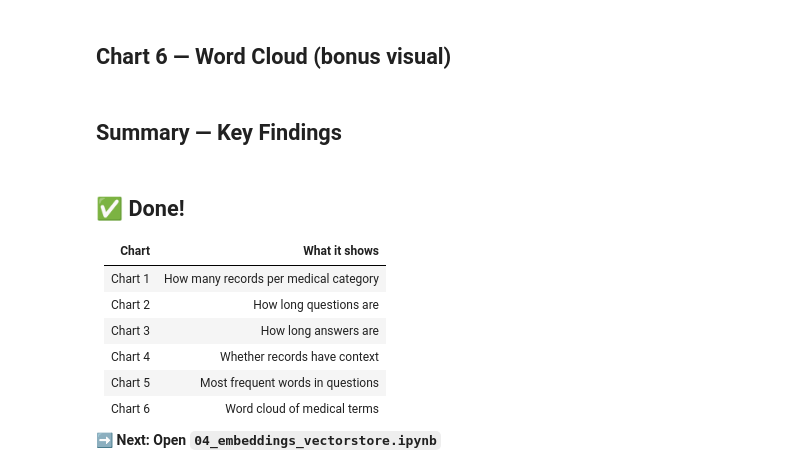
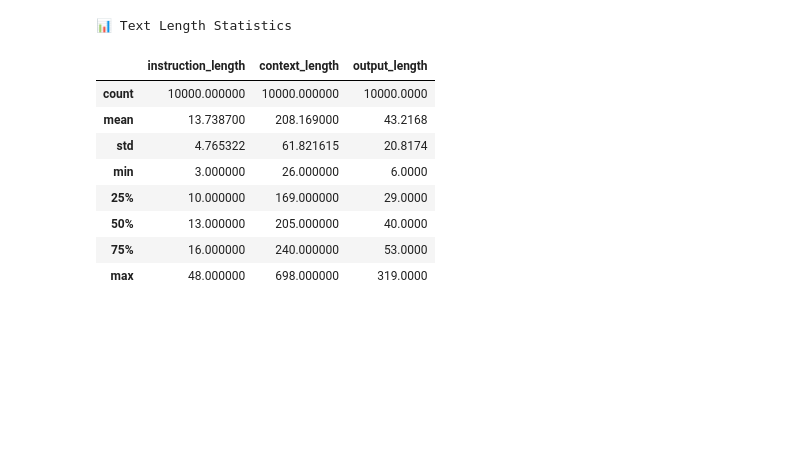
Before and after one commit to AbdelrahmanMatrix/Healthcare-RAG-Powered-Medical-QA-Assistant, a Jupyter notebook: notebooks/03_eda.ipynb, the cells around one changed output. Saved outputs shown, nothing was run; the diff lists cells and outputs as text; code cells hidden in the pictures; blank space fills up the shorter version.

```diff
--- a/notebooks/03_eda.ipynb
+++ b/notebooks/03_eda.ipynb
@@ -186,2 +54,0 @@ print('Top 10 words:', list(words[:10]))
-# %% [markdown]
-## Chart 6 — Word Cloud (bonus visual)
@@ -216,2 +54,0 @@ else:
-# %% [markdown]
-## Summary — Key Findings
@@ -229,13 +55,24 @@ print('Charts saved to reports/ folder')
-# %% [markdown]
-## ✅ Done!
-
-| Chart | What it shows |
-|---|---|
-| Chart 1 | How many records per medical category |
-| Chart 2 | How long questions are |
-| Chart 3 | How long answers are |
-| Chart 4 | Whether records have context |
-| Chart 5 | Most frequent words in questions |
-| Chart 6 | Word cloud of medical terms |
-
-**➡️ Next: Open `04_embeddings_vectorstore.ipynb`**
+# %%
+# ==================== CELL 4: Create Length Features (question, context, answer) ====================
+df['instruction_length'] = df['question'].fillna('').str.split().str.len()
+df['context_length']     = df['context'].fillna('').str.split().str.len()
+df['output_length']      = df['answer'].fillna('').str.split().str.len()
+
+# Summary statistics
+length_stats = df[['instruction_length', 'context_length', 'output_length']].describe()
+print("📊 Text Length Statistics")
+display(length_stats)
+
+# Save stats for report
+length_stats.to_csv('../reports/eda_length_stats.csv')
+# %% [output]
+📊 Text Length Statistics
+|  | instruction_length | context_length | output_length |
+| count | 10000.000000 | 10000.000000 | 10000.0000 |
+| mean | 13.738700 | 208.169000 | 43.2168 |
+| std | 4.765322 | 61.821615 | 20.8174 |
+| min | 3.000000 | 26.000000 | 6.0000 |
+| 25% | 10.000000 | 169.000000 | 29.0000 |
+| 50% | 13.000000 | 205.000000 | 40.0000 |
+| 75% | 16.000000 | 240.000000 | 53.0000 |
+| max | 48.000000 | 698.000000 | 319.0000 |
```
Also changed, not shown: parts of 24 cells of this notebook.
